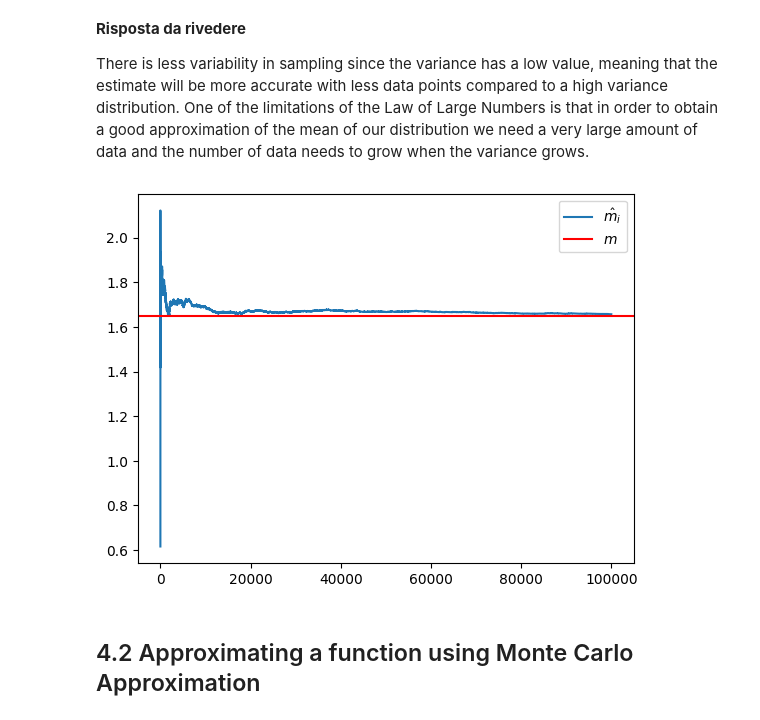
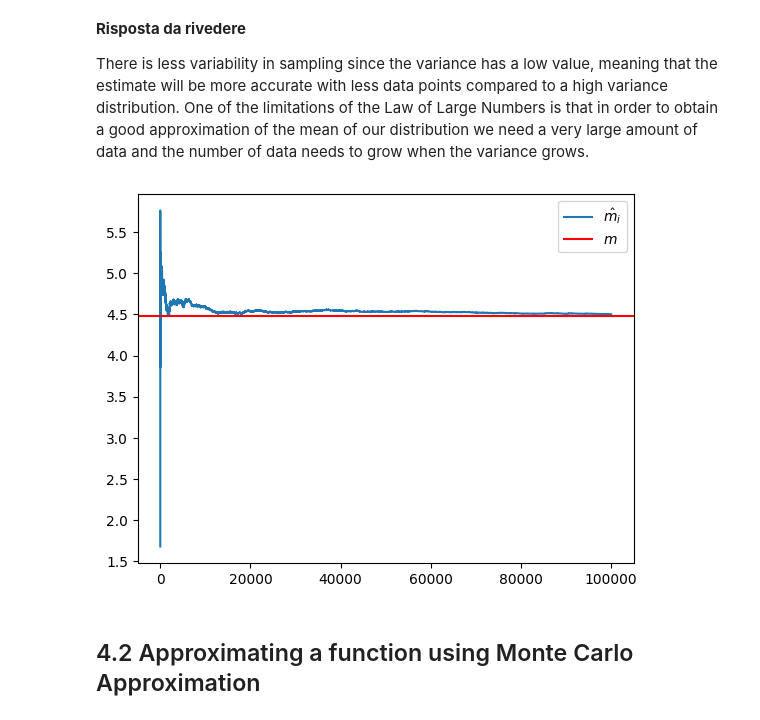
Before and after one commit to leonardodeclara/DD2447-Statistical-Methods-in-Applied-Computer-Science, a Jupyter notebook: Assignment_1/assignment1.ipynb, the cells around one changed output. Drawn from its saved outputs; the diff is of its cells as text; code cells hidden in the pictures.

```diff
--- a/Assignment_1/assignment1.ipynb
+++ b/Assignment_1/assignment1.ipynb
@@ -571,16 +583,16 @@ Repeat the experiment above but now use $\sigma^2 = 1$. Plot the approximations,
 
 There is less variability in sampling since the variance has a low value, meaning that the estimate will be more accurate with less data points compared to a high variance distribution. One of the limitations of the Law of Large Numbers is that in order to obtain a good approximation of the mean of our distribution we need a very large amount of data and the number of data needs to grow when the variance grows.
 # %%
-mu = 0
+mu = 1
 sig = 1
 samples_z=np.random.normal(mu,sig,100000)
 samples_x=np.exp(samples_z)
 esponente = mu + (sig**2)/2
 # mean of the distribution
 m = math.exp(esponente)
 plot_means(m, samples_x)
 # %% [output]
-[figure, old version]
+[figure, new version]
 # %% [markdown]
 ## 4.2 Approximating a function using Monte Carlo Approximation
 # %% [markdown]
```
Also changed, not shown: parts of 21 cells of this notebook.
